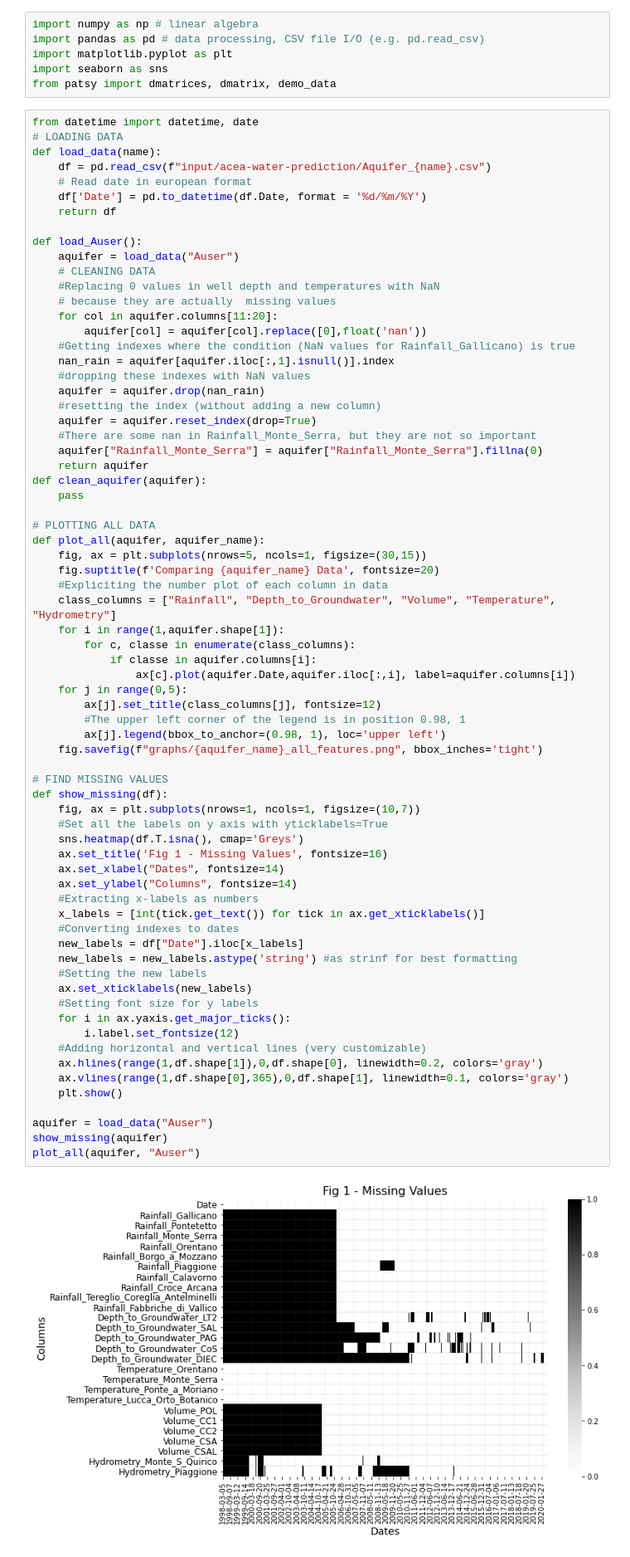
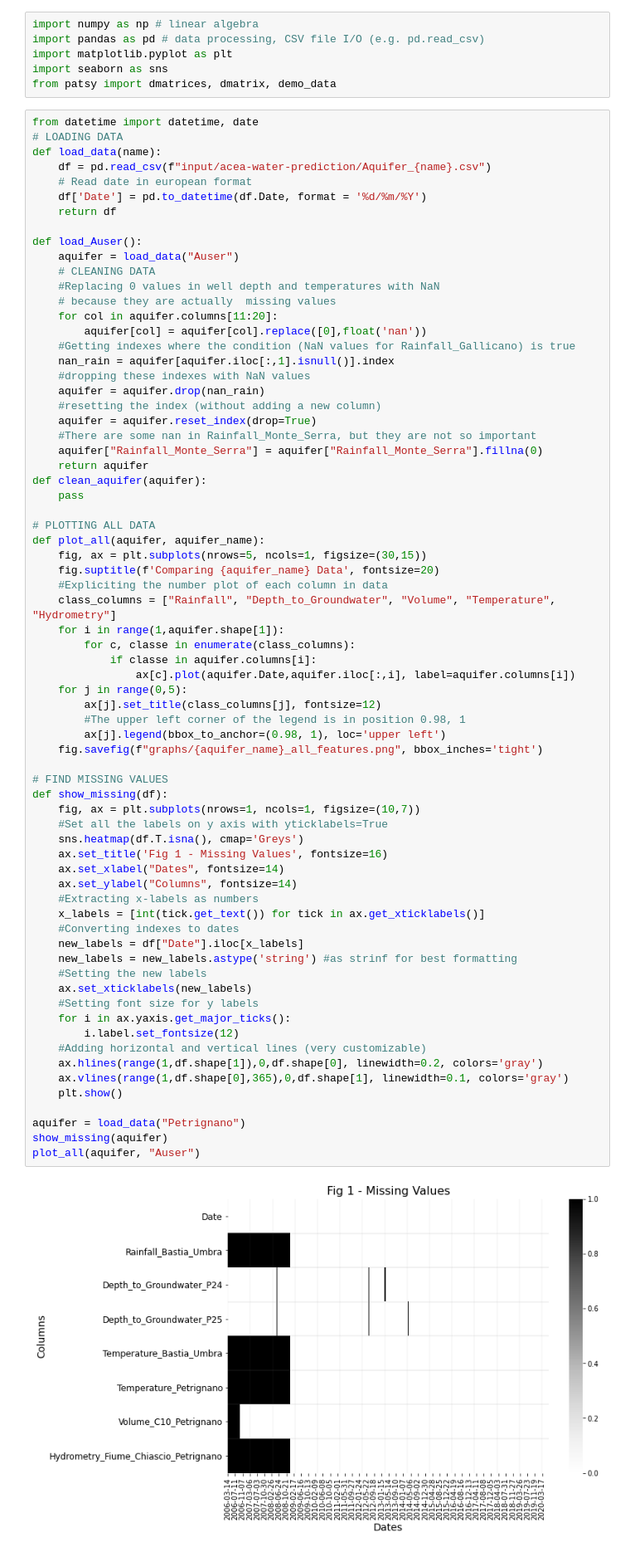
Before and after one commit to menegop/ACEA_smart_water_analytics, a Jupyter notebook: generalised_aquifer.ipynb, the cells around one changed output. Shown: that part at 83% size. Saved outputs shown, nothing was run; the diff lists cells and outputs as text.

```diff
--- a/generalised_aquifer.ipynb
+++ b/generalised_aquifer.ipynb
@@ -47,32 +47,32 @@ def plot_all(aquifer, aquifer_name):
         #The upper left corner of the legend is in position 0.98, 1
         ax[j].legend(bbox_to_anchor=(0.98, 1), loc='upper left')
     fig.savefig(f"graphs/{aquifer_name}_all_features.png", bbox_inches='tight')
 
 # FIND MISSING VALUES
 def show_missing(df):
     fig, ax = plt.subplots(nrows=1, ncols=1, figsize=(10,7))
     #Set all the labels on y axis with yticklabels=True
     sns.heatmap(df.T.isna(), cmap='Greys')
     ax.set_title('Fig 1 - Missing Values', fontsize=16)
     ax.set_xlabel("Dates", fontsize=14)
     ax.set_ylabel("Columns", fontsize=14)
     #Extracting x-labels as numbers
     x_labels = [int(tick.get_text()) for tick in ax.get_xticklabels()]
     #Converting indexes to dates
     new_labels = df["Date"].iloc[x_labels]
     new_labels = new_labels.astype('string') #as strinf for best formatting
     #Setting the new labels
     ax.set_xticklabels(new_labels)
     #Setting font size for y labels
     for i in ax.yaxis.get_major_ticks():
         i.label.set_fontsize(12)
     #Adding horizontal and vertical lines (very customizable)
     ax.hlines(range(1,df.shape[1]),0,df.shape[0], linewidth=0.2, colors='gray')
     ax.vlines(range(1,df.shape[0],365),0,df.shape[1], linewidth=0.1, colors='gray')
     plt.show()
 
-aquifer = load_data("Auser")
+aquifer = load_data("Petrignano")
 show_missing(aquifer)
 plot_all(aquifer, "Auser")
 # %% [output]
-[figure, old version]
+[figure, new version]
```
Also changed, not shown: parts of 5 cells of this notebook, 6 other files.
